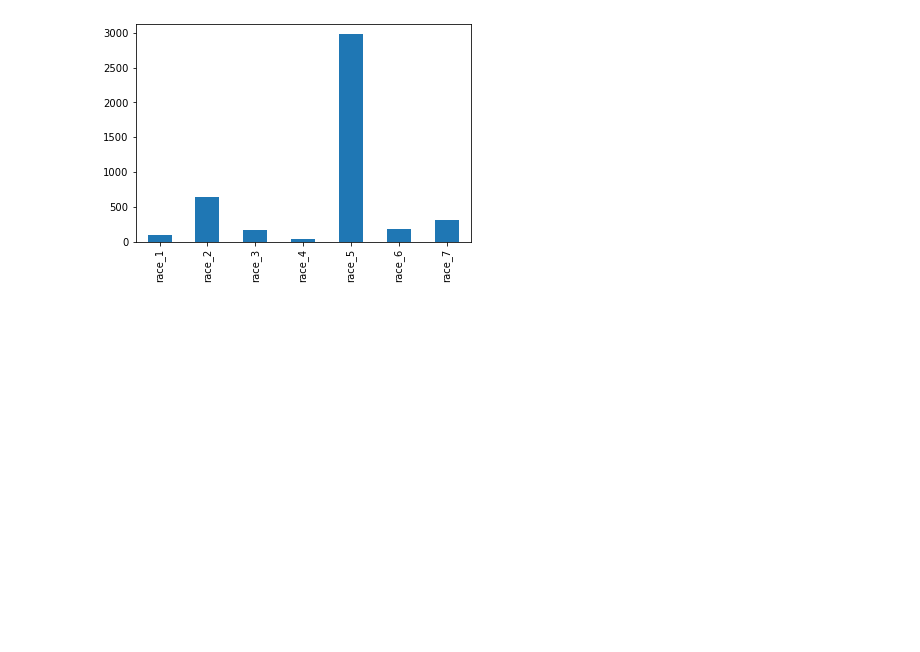
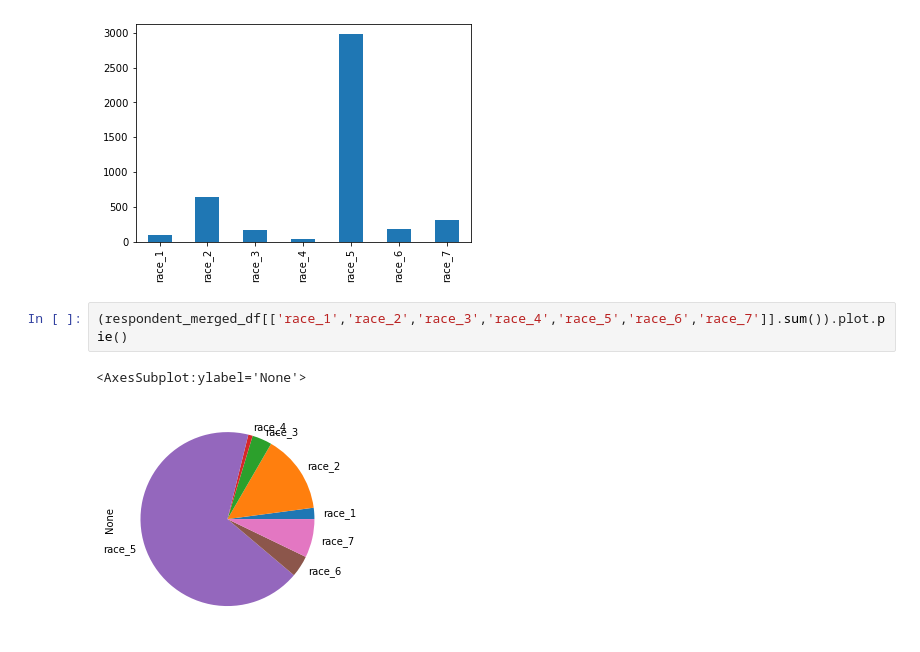
Before and after one commit to RussellShelley/Energy_Analysis, a Jupyter notebook: Visualization/python_analytics.ipynb, the cells around one changed output. Drawn from its saved outputs; the diff is of its cells as text; blank space fills up the shorter version.

```diff
--- a/Visualization/python_analytics.ipynb
+++ b/Visualization/python_analytics.ipynb
@@ -268,3 +355,8 @@ dtype: int64
 # %% [output]
 <AxesSubplot:>
 [figure]
+# %%
+(respondent_merged_df[['race_1','race_2','race_3','race_4','race_5','race_6','race_7']].sum()).plot.pie()
+# %% [output]
+<AxesSubplot:ylabel='None'>
+[figure, added]
```
Also changed, not shown: parts of 21 cells of this notebook.
